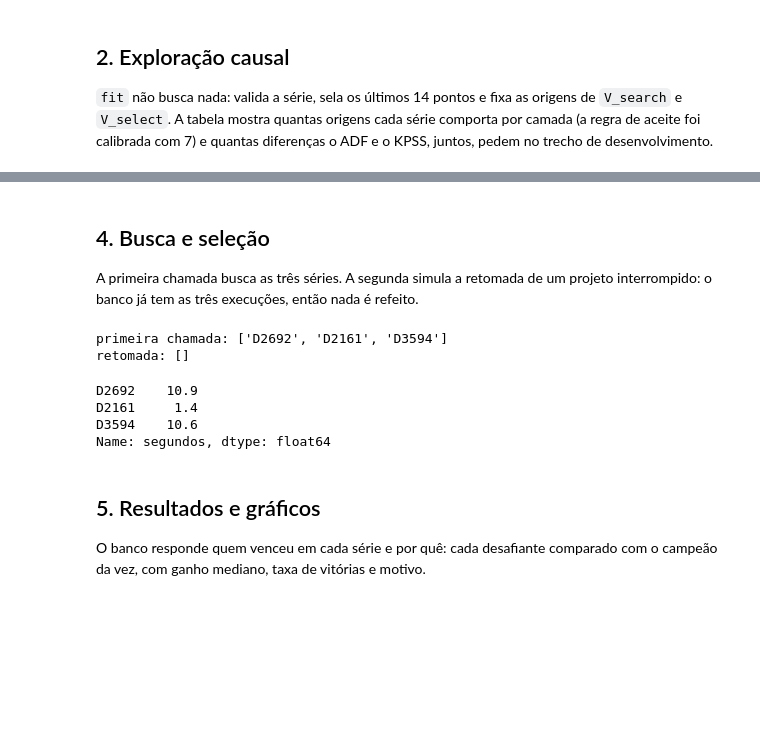
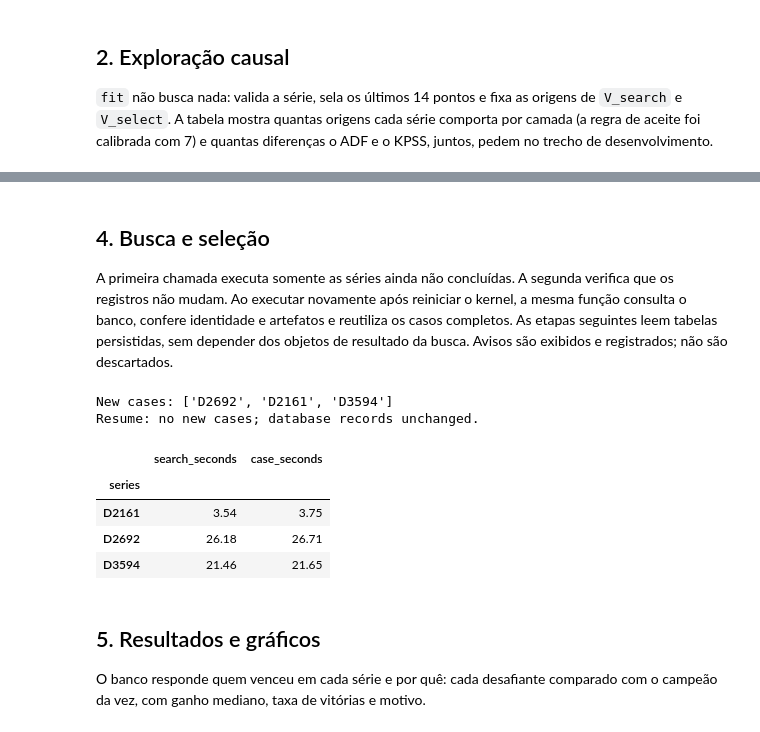
Before and after one commit to autohybts-lib/AutoHybTS, a Jupyter notebook: notebooks/22_m4_development_pilot.ipynb, the cells around one changed output, grey strips where cells are left out. Drawn from its saved outputs; the diff is of its cells as text; code cells hidden in the pictures; blank space fills up the shorter version.

```diff
--- a/notebooks/22_m4_development_pilot.ipynb
+++ b/notebooks/22_m4_development_pilot.ipynb
@@ -117,18 +202,33 @@ def run_project():
 # %% [markdown]
 ## 4. Busca e seleção
 
-A primeira chamada busca as três séries. A segunda simula a retomada de um projeto interrompido: o banco já tem as três execuções, então nada é refeito.
+A primeira chamada executa somente as séries ainda não concluídas. A segunda verifica que os registros não mudam. Ao executar novamente após reiniciar o kernel, a mesma função consulta o banco, confere identidade e artefatos e reutiliza os casos completos. As etapas seguintes leem tabelas persistidas, sem depender dos objetos de resultado da busca. Avisos são exibidos e registrados; não são descartados.
 # %%
-print("primeira chamada:", run_project())
-print("retomada:", run_project())
-pd.Series(seconds, name="segundos").round(1)
+print("New cases:", run_project())
+before = store.query("SELECT run_id, logged_utc FROM runs ORDER BY run_id")
+assert run_project() == []
+pd.testing.assert_frame_equal(
+    before, store.query("SELECT run_id, logged_utc FROM runs ORDER BY run_id")
+)
+print("Resume: no new cases; database records unchanged.")
+saved_runs = store.query("SELECT name, tags FROM runs ORDER BY name")
+pd.DataFrame(
+    [
+        {
+            "series": row.name,
+            **{key: json.loads(row.tags)[key] for key in ("search_seconds", "case_seconds")},
+        }
+        for row in saved_runs.itertuples()
+    ]
+).set_index("series").round(2)
 # %% [output]
-primeira chamada: ['D2692', 'D2161', 'D3594']
-retomada: []
+New cases: ['D2692', 'D2161', 'D3594']
+Resume: no new cases; database records unchanged.
-D2692    10.9
-D2161     1.4
-D3594    10.6
-Name: segundos, dtype: float64
+|  | search_seconds | case_seconds |
+| series |  |  |
+| D2161 | 3.54 | 3.75 |
+| D2692 | 26.18 | 26.71 |
+| D3594 | 21.46 | 21.65 |
 # %% [markdown]
 ## 5. Resultados e gráficos
 
```
Also changed, not shown: parts of 14 cells of this notebook, 13 other files.
